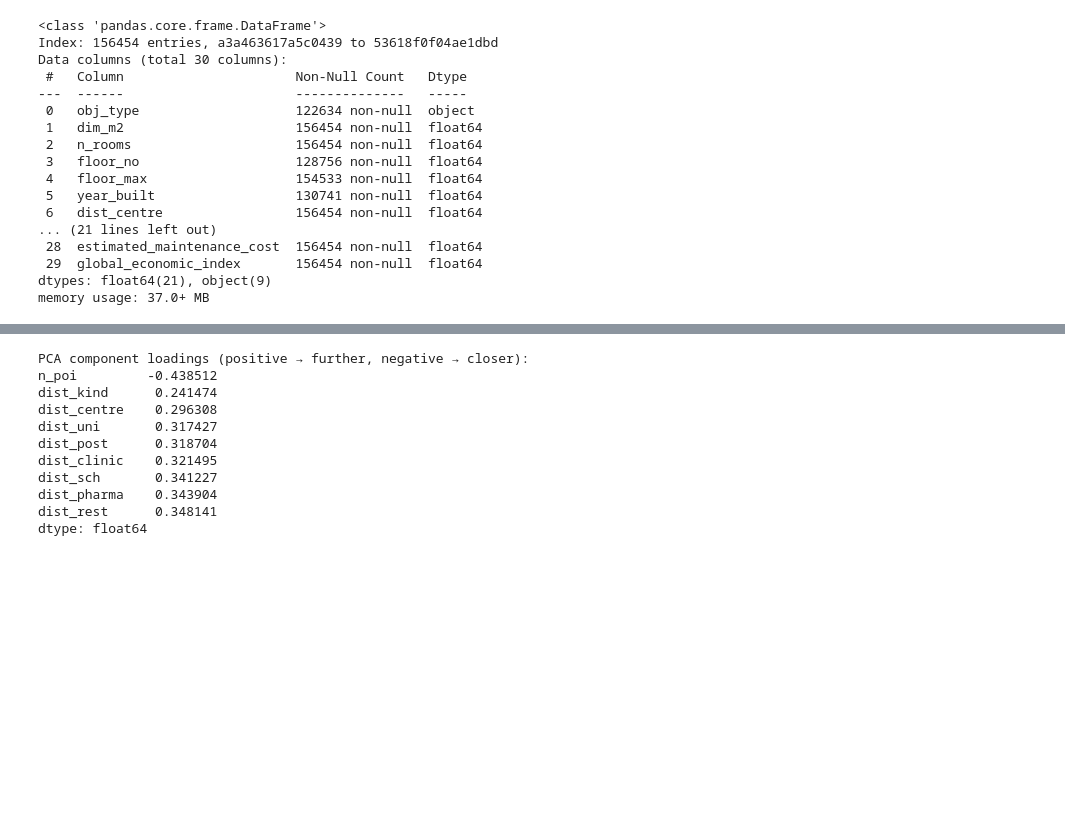
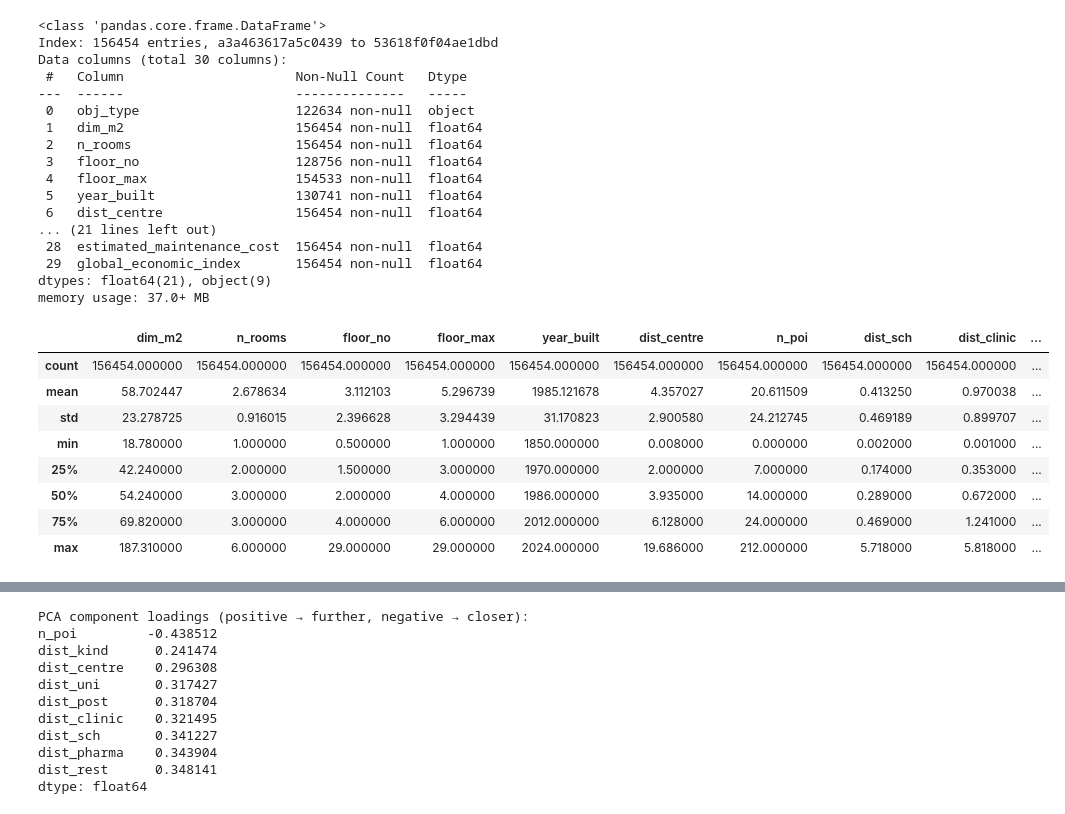
Before and after one commit to WojciechHrycenko/MachineLearning1, a Jupyter notebook: Apartments/NEW BEGINNING.ipynb, the cells around one changed output, grey strips where cells are left out. Drawn from its saved outputs; the diff is of its cells as text; code cells hidden in the pictures; blank space fills up the shorter version.

```diff
--- a/Apartments/NEW BEGINNING.ipynb
+++ b/Apartments/NEW BEGINNING.ipynb
@@ -162,3 +162,15 @@ df['src_month'] = df['src_month'].dt.month
 # %%
 # checking if apartment is on the last floor
 df['last_floor'] = np.where(df['floor_no'] == df['floor_max'], 1, 0)
+# %%
+df.describe()
+# %% [output]
+|  | dim_m2 | n_rooms | floor_no | floor_max | year_built | dist_centre | n_poi | dist_sch | dist_clinic | ... |
+| count | 156454.000000 | 156454.000000 | 156454.000000 | 156454.000000 | 156454.000000 | 156454.000000 | 156454.000000 | 156454.000000 | 156454.000000 | ... |
+| mean | 58.702447 | 2.678634 | 3.112103 | 5.296739 | 1985.121678 | 4.357027 | 20.611509 | 0.413250 | 0.970038 | ... |
+| std | 23.278725 | 0.916015 | 2.396628 | 3.294439 | 31.170823 | 2.900580 | 24.212745 | 0.469189 | 0.899707 | ... |
+| min | 18.780000 | 1.000000 | 0.500000 | 1.000000 | 1850.000000 | 0.008000 | 0.000000 | 0.002000 | 0.001000 | ... |
+| 25% | 42.240000 | 2.000000 | 1.500000 | 3.000000 | 1970.000000 | 2.000000 | 7.000000 | 0.174000 | 0.353000 | ... |
+| 50% | 54.240000 | 3.000000 | 2.000000 | 4.000000 | 1986.000000 | 3.935000 | 14.000000 | 0.289000 | 0.672000 | ... |
+| 75% | 69.820000 | 3.000000 | 4.000000 | 6.000000 | 2012.000000 | 6.128000 | 24.000000 | 0.469000 | 1.241000 | ... |
+| max | 187.310000 | 6.000000 | 29.000000 | 29.000000 | 2024.000000 | 19.686000 | 212.000000 | 5.718000 | 5.818000 | ... |
```
Also changed, not shown: parts of 9 cells of this notebook, 2 other files.
